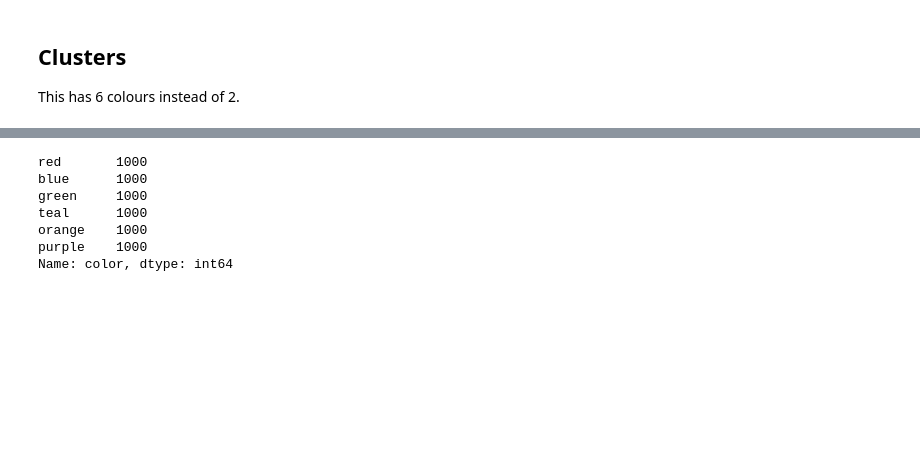
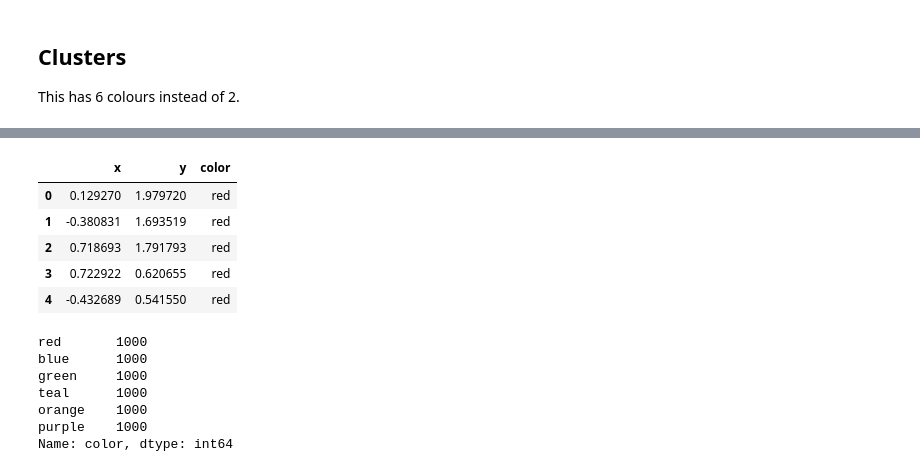
Before and after one commit to ShaneOG2/machstat-assessment, a Jupyter notebook: Practicals/Regular Tasks/Topic 4 - Machine Learning.ipynb, the cells around one changed output, grey strips where cells are left out. Drawn from its saved outputs; the diff is of its cells as text; code cells hidden in the pictures; blank space fills up the shorter version.

```diff
--- a/Practicals/Regular Tasks/Topic 4 - Machine Learning.ipynb
+++ b/Practicals/Regular Tasks/Topic 4 - Machine Learning.ipynb
@@ -311,6 +311,15 @@ This has 6 colours instead of 2.
 # %%
 # Import training data.
 train_c_df = pd.read_csv('examples/clusters/train.csv')
+# %%
+train_c_df.head()
+# %% [output]
+|  | x | y | color |
+| 0 | 0.129270 | 1.979720 | red |
+| 1 | -0.380831 | 1.693519 | red |
+| 2 | 0.718693 | 1.791793 | red |
+| 3 | 0.722922 | 0.620655 | red |
+| 4 | -0.432689 | 0.541550 | red |
 # %%
 train_c_df['color'].value_counts()
 # %% [output]
```
Also changed, not shown: parts of 11 cells of this notebook, 4 other files.
